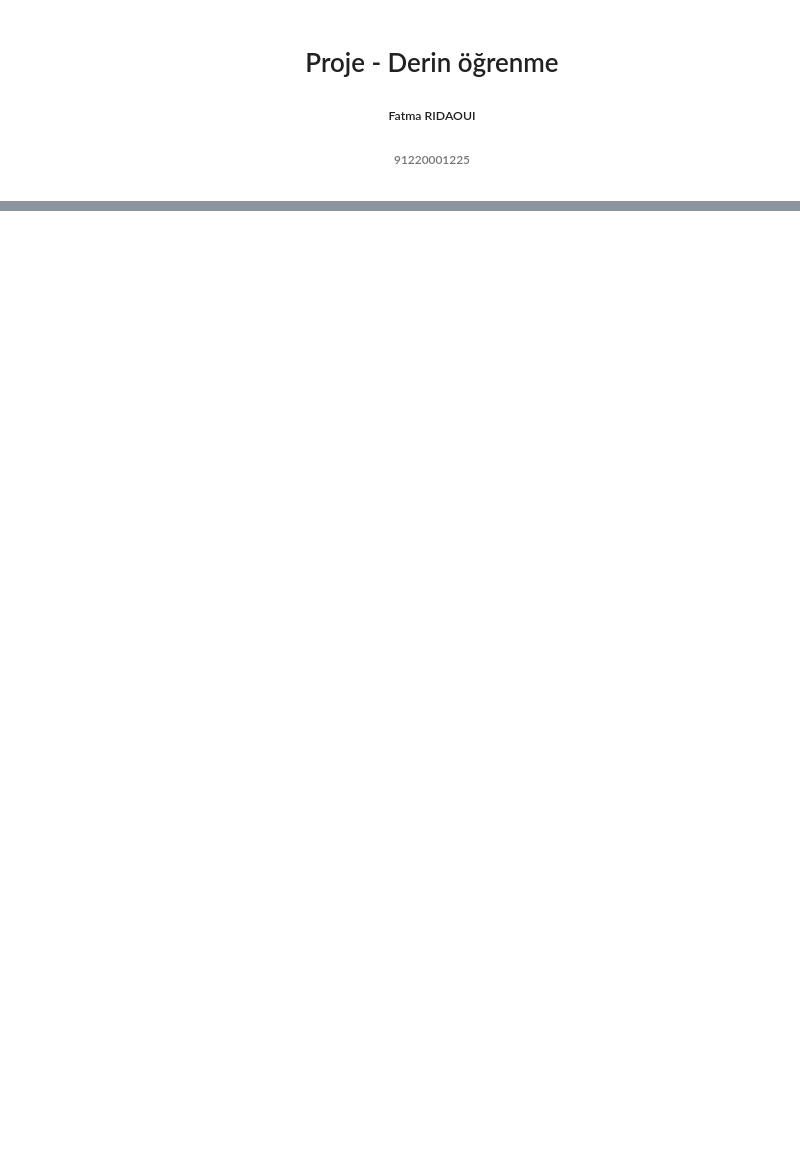
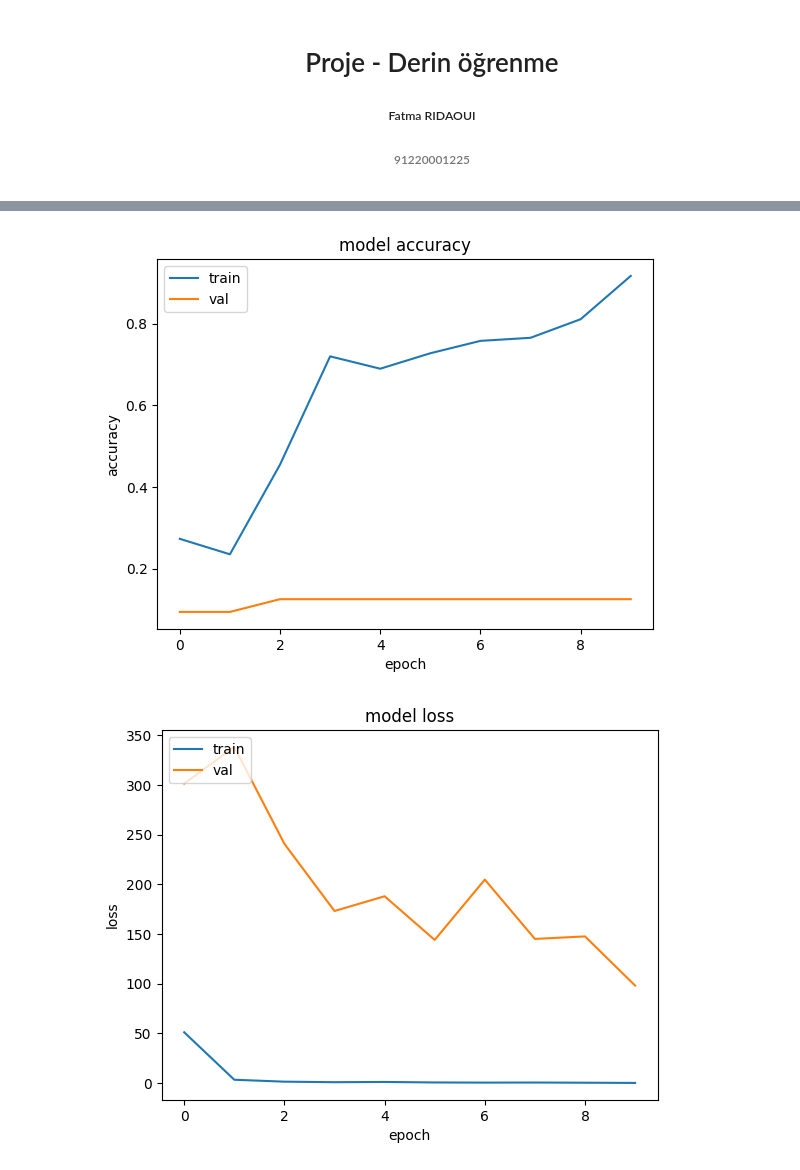
Before and after one commit to rmham93/Deep_learning_models, a Jupyter notebook: DLproje_fatma_ridaoui.ipynb, the cells around one changed output, grey strips where cells are left out. Cells and saved outputs as stored; diff of their text form; code cells hidden in the pictures; blank space fills up the shorter version.

```diff
--- a/DLproje_fatma_ridaoui.ipynb
+++ b/DLproje_fatma_ridaoui.ipynb
@@ -228,0 +432,25 @@ test_classes.keys()
+# %%
+image_size = (512,512)
+batch_size= 16
+input_shape=(512, 512, 3)
+num_classes = 4
+# %%
+base_model = ResNet50(include_top=False, weights='imagenet', input_shape=input_shape)
+
+for layer in base_model.layers[:-26]:
+    layer.trainable = False
+for layer in base_model.layers[-26:]:
+    layer.trainable = True
+
+x = base_model.output
+x = Flatten()(base_model.output)
+x = Dense(100, activation='relu')(x)
+predictions = Dense(num_classes, activation = 'softmax')(x)
+
+# Define the hyperparameters to tune
+#learning_rate = hp.Float('learning_rate', min_value=1e-3, max_value=1e-1, sampling='log')
+
+optimizer = tf.keras.optimizers.Adam(learning_rate= 0.001)
+# Build and compile the model
+model = keras.models.Model(inputs=base_model.input, outputs=predictions)
+model.compile( optimizer, loss='categorical_crossentropy', metrics=['accuracy'])
@@ -228,0 +496,3 @@ test_classes.keys()
+# %%
+# Train the model
+history=model.fit(train_gen, epochs=10, validation_data=val_gen)
@@ -228,0 +520,19 @@ test_classes.keys()
+# %%
+plt.plot(history.history['accuracy'])
+plt.plot(history.history['val_accuracy'])
+plt.title('model accuracy')
+plt.ylabel('accuracy')
+plt.xlabel('epoch')
+plt.legend(['train', 'val'], loc='upper left')
+plt.show()
+# summarize history for loss
+plt.plot(history.history['loss'])
+plt.plot(history.history['val_loss'])
+plt.title('model loss')
+plt.ylabel('loss')
+plt.xlabel('epoch')
+plt.legend(['train', 'val'], loc='upper left')
+plt.show()
+# %% [output]
+[figure, added]
+[figure, added]
```
Also changed, not shown: parts of 58 cells of this notebook.
